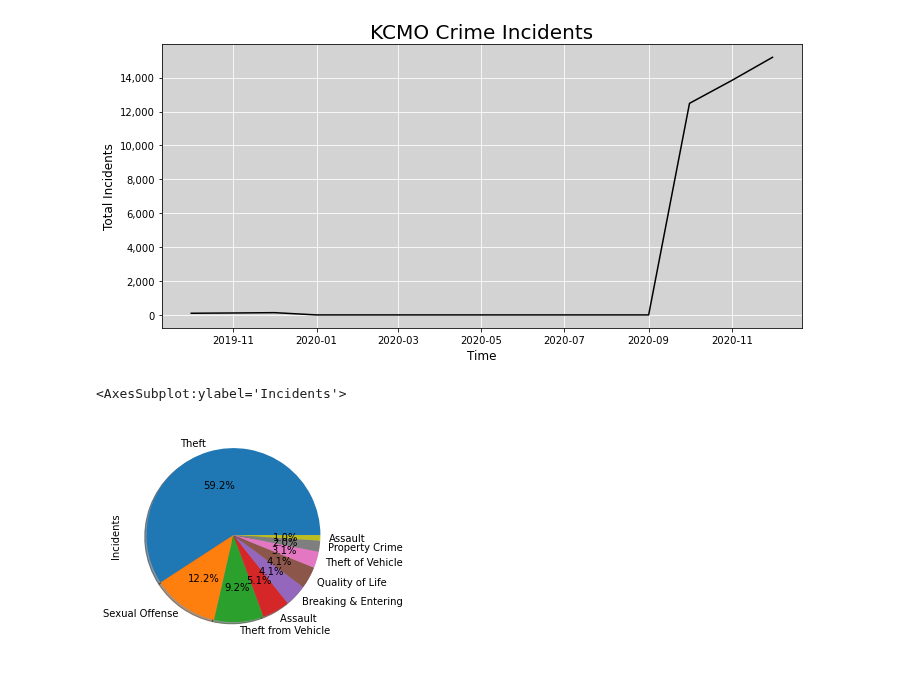
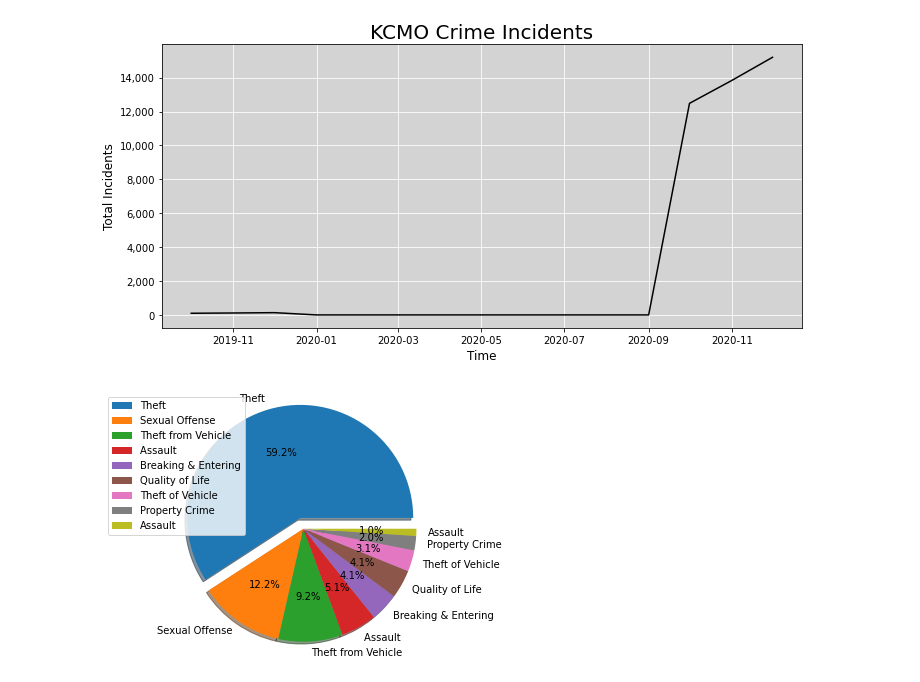
Before and after one commit to E-Weber/EKN-Project, a Jupyter notebook: Crime/CrimeAnalysis.ipynb, the cells around one changed output. Saved outputs shown, nothing was run; the diff lists cells and outputs as text; code cells hidden in the pictures.

Commit message:
pie chart drafts 2

```diff
--- a/Crime/CrimeAnalysis.ipynb
+++ b/Crime/CrimeAnalysis.ipynb
@@ -149,7 +149,13 @@ december20 = parentIncidentType[5][0].reset_index()
 december20 = december20.rename(columns = {'index': 'Crime Type', 'parentIncidentType': 'Incidents'})
 # %%
 # generating pie charts for incident types for each month
-october19.plot(kind = "pie", y = "Incidents", autopct = "%1.1f%%", shadow = True, labels = october19["Crime Type"], legend = False)
+explode = (0.1, 0, 0, 0, 0, 0, 0, 0, 0)
+october19.plot(kind = "pie", y = "Incidents", autopct = "%1.1f%%", explode = explode, shadow = True, labels = october19["Crime Type"], legend = True)
+plt.legend (loc="upper left")
+plt.axis("equal")
+plt.ylabel("")
+plt.tight_layout()
+plt.savefig("Images/october19.png")
+plt.show()
 # %% [output]
-<AxesSubplot:ylabel='Incidents'>
-[figure, old version]
+[figure, new version]
```
Also changed, not shown: parts of 7 cells of this notebook, 6 other files.
